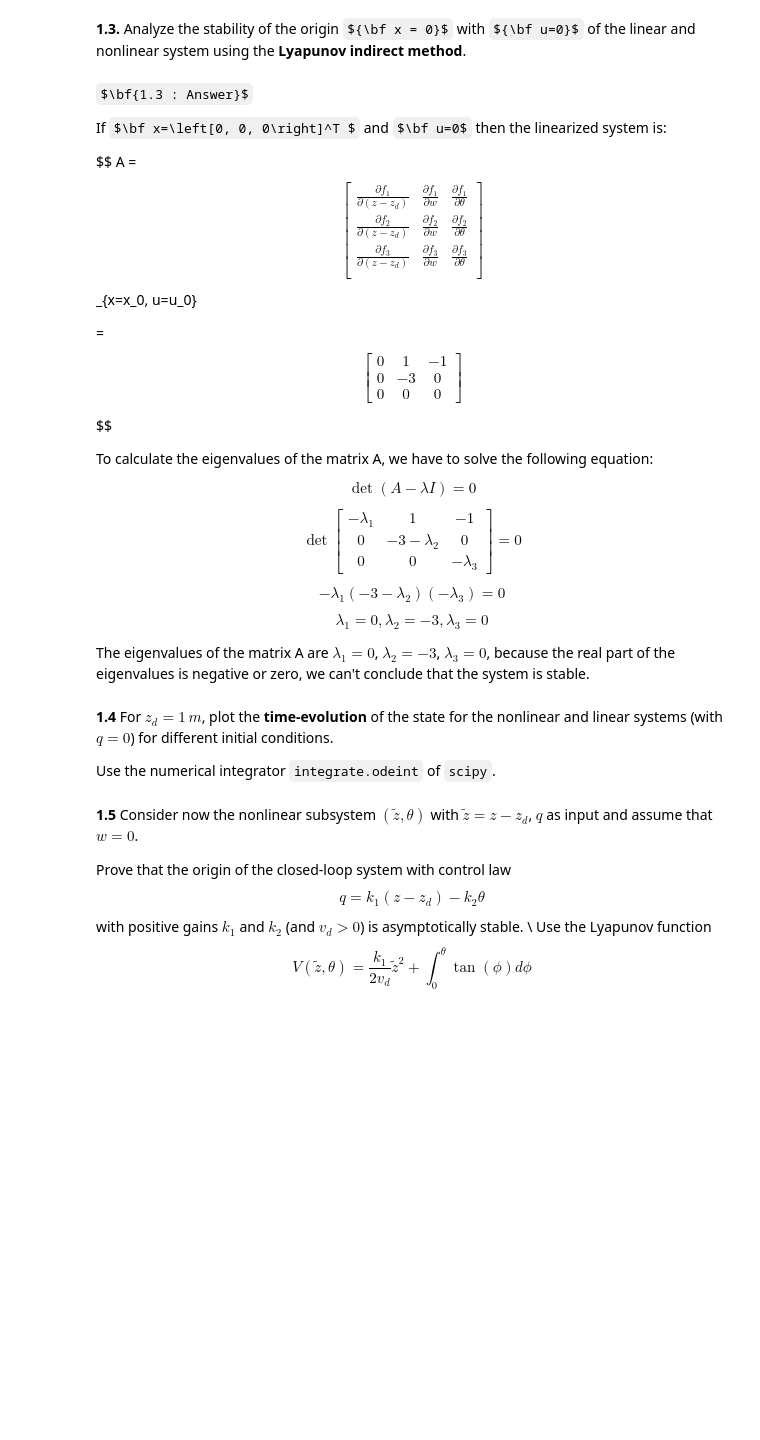
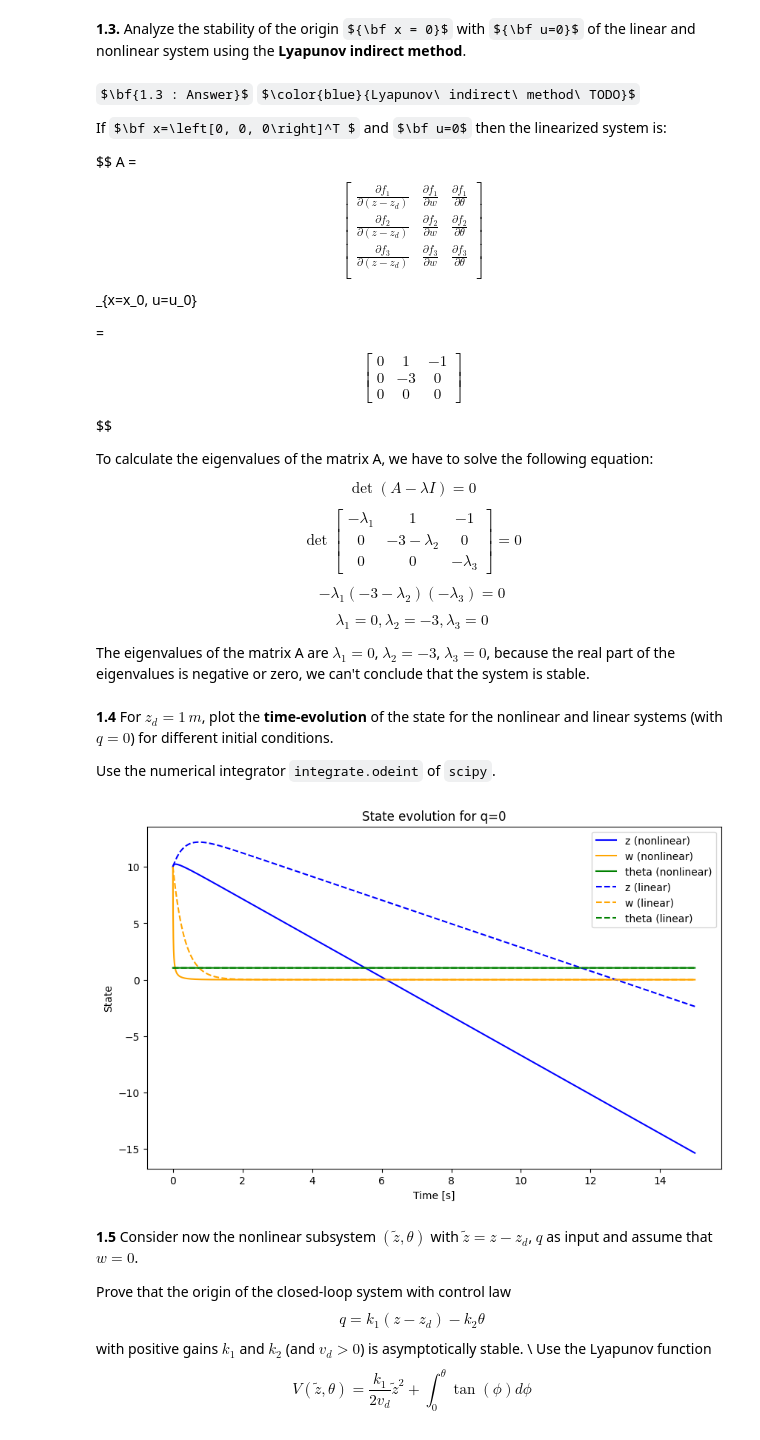
Before and after one commit to TiagoClaro02/ControlAndOptimization, a Jupyter notebook: CO_project1and2.ipynb, the cells around one changed output. Cells and saved outputs as stored; diff of their text form; code cells hidden in the pictures; some formulas as TeX source; blank space fills up the shorter version.

```diff
--- a/CO_project1and2.ipynb
+++ b/CO_project1and2.ipynb
@@ -253,6 +253,7 @@ $$
 Analyze the stability of the origin ${\bf x = 0}$ with ${\bf u=0}$ of the linear and nonlinear system using the **Lyapunov indirect method**.
 # %% [markdown]
 $\bf{1.3 : Answer}$
+$\color{blue}{Lyapunov\ indirect\ method\ TODO}$
 
 If $\bf x=\left[0, 0, 0\right]^T $ and $\bf u=0$ then the linearized system is:
 
@@ -324,36 +325,38 @@ def linear_d_dt(x, t, u):
     A = np.array([[0, 1, -vd], [0, d1, 0], [0, 0, 0]])
     return np.dot(A, x)
 
-t = np.linspace(0, 20, 20000)
+t = np.linspace(0, 15, 20000)
 
 # Initial Conditions
 x0 = [10, 10, np.pi/3]
 u = 0
 
 # Simulate the nonlinear system
 x_nonlinear = odeint(d_dt, x0, t, args=(u,))
 
 # Simulate the linear system
 x_linear = odeint(linear_d_dt, x0, t, args=(u,))
 
 # Plot the results
 plt.figure(figsize=(10, 6))
 
 # Nonlinear system
 plt.plot(t, x_nonlinear[:,0], color='blue', label='z (nonlinear)')
 plt.plot(t, x_nonlinear[:,1], color='orange', label='w (nonlinear)')
 plt.plot(t, x_nonlinear[:,2], color='green', label='theta (nonlinear)')
 
 # Linear system
 plt.plot(t, x_linear[:,0], '--', color='blue', label='z (linear)')
 plt.plot(t, x_linear[:,1], '--', color='orange', label='w (linear)')
 plt.plot(t, x_linear[:,2], '--', color='green', label='theta (linear)')
 
 plt.legend(loc='upper right')
 plt.xlabel('Time [s]')
 plt.ylabel('State')
 plt.title('State evolution for q=0')
 plt.show()
+# %% [output]
+[figure, added]
 # %% [markdown]
 **1.5**
 Consider now the nonlinear subsystem $(\tilde z, \theta)$ with $\tilde z = z-z_d$, $q$ as input and assume that $w=0$.
```
Also changed, not shown: parts of 13 cells of this notebook.
